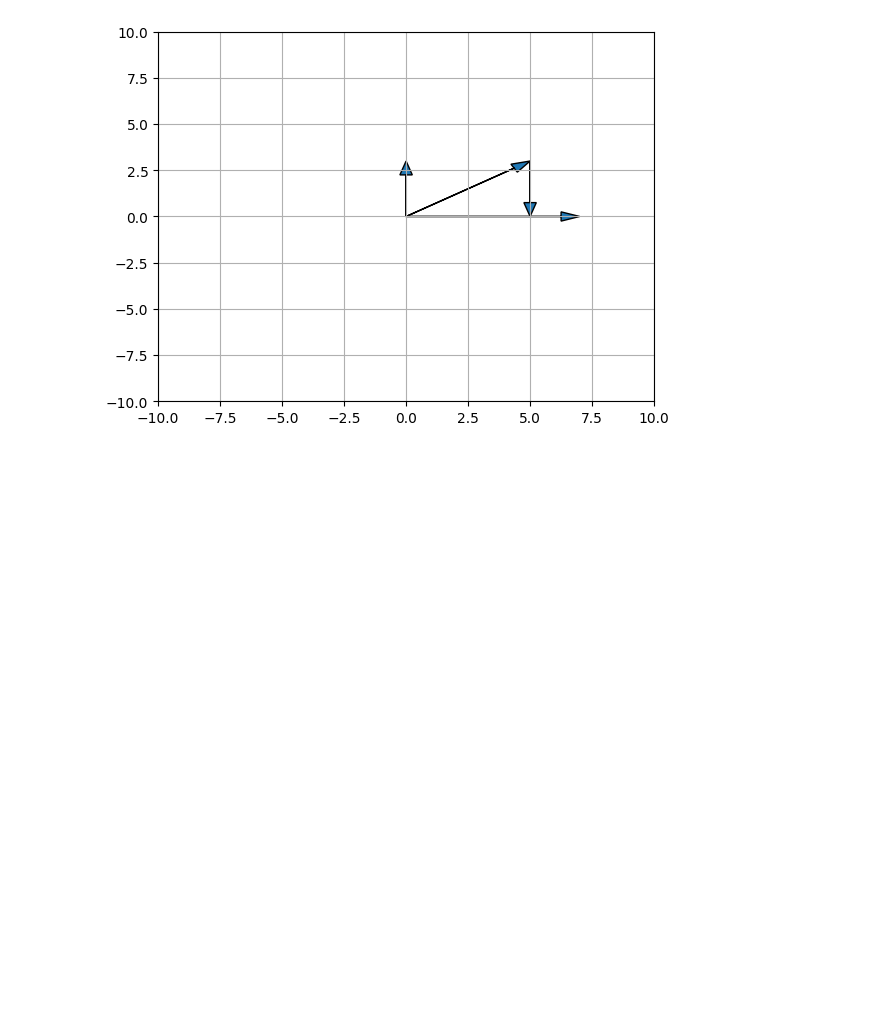
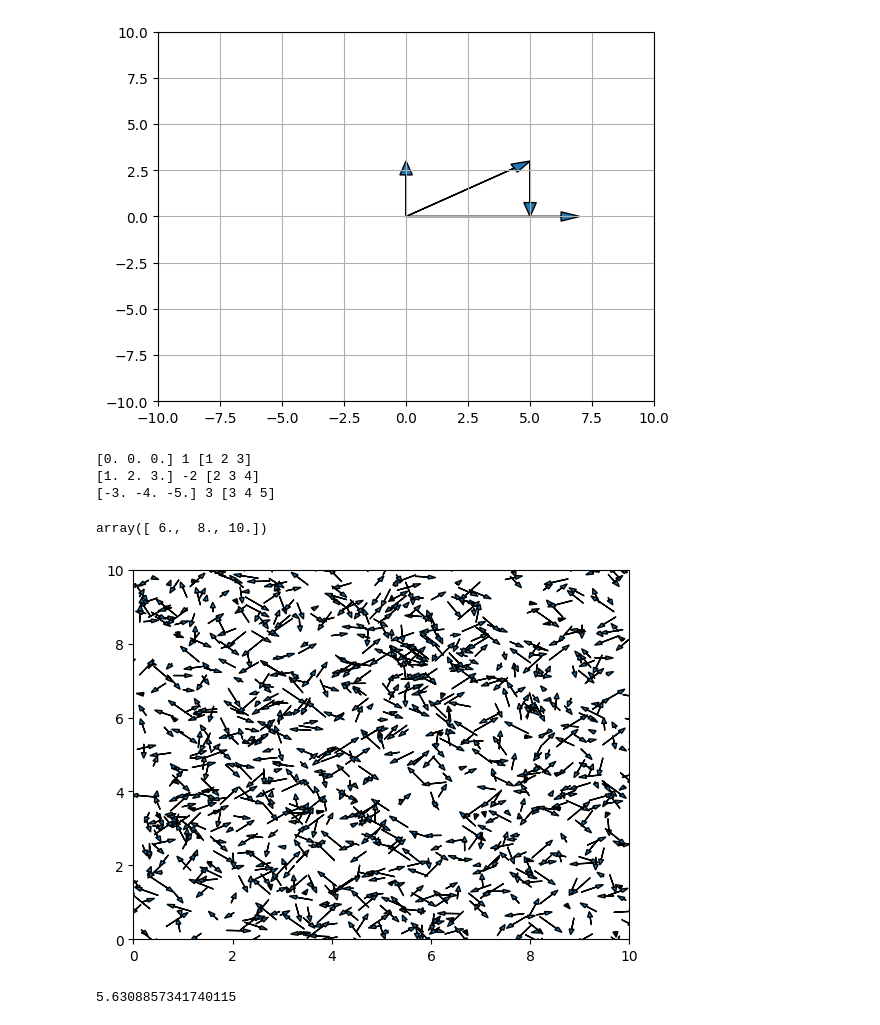
Before and after one commit to rizvian/LinAlg4DataScience, a Jupyter notebook: pyFiles/test-read.ipynb, the cells around one changed output. Drawn from its saved outputs; the diff is of its cells as text; code cells hidden in the pictures; blank space fills up the shorter version.

Commit message:
random arrows

```diff
--- a/pyFiles/test-read.ipynb
+++ b/pyFiles/test-read.ipynb
@@ -28,3 +27,38 @@ plt.grid()
 # %% [output]
 a= [5 3] b= [7 0] c= [5. 0.] d= [0. 3.] lc= 0.7142857142857143
 [figure]
+# %%
+v1 = np.array([1,2,3])
+v2 = np.array([2,3,4])
+v3 = np.array([3,4,5])
+
+v = [v1,v2,v3]
+s = [1,-2,3,4,5]
+
+ans = np.zeros(3)
+for lps, lpv in zip(s,v):
+    print(ans, lps, lpv)
+    ans += lps*lpv
+
+ans
+# %% [output]
+[0. 0. 0.] 1 [1 2 3]
+[1. 2. 3.] -2 [2 3 4]
+[-3. -4. -5.] 3 [3 4 5]
+array([ 6.,  8., 10.])
+# %%
+import random as rnd
+plt.plot()
+plt.axis([0,10,0,10])
+for lp in range(1,1000):
+    x = rnd.uniform(0,10)
+    y = rnd.uniform(0,10)
+    dx = rnd.uniform(-.5,.5)
+    dy = rnd.uniform(-.5,.5)
+    plt.arrow(x,y,dx,dy,head_width=.1, length_includes_head=True )
+# %% [output]
+[figure, added]
+# %%
+print(rnd.uniform(-10,10),)
+# %% [output]
+5.6308857341740115
```
Also changed, not shown: parts of 1 cell of this notebook, 1 other file.
